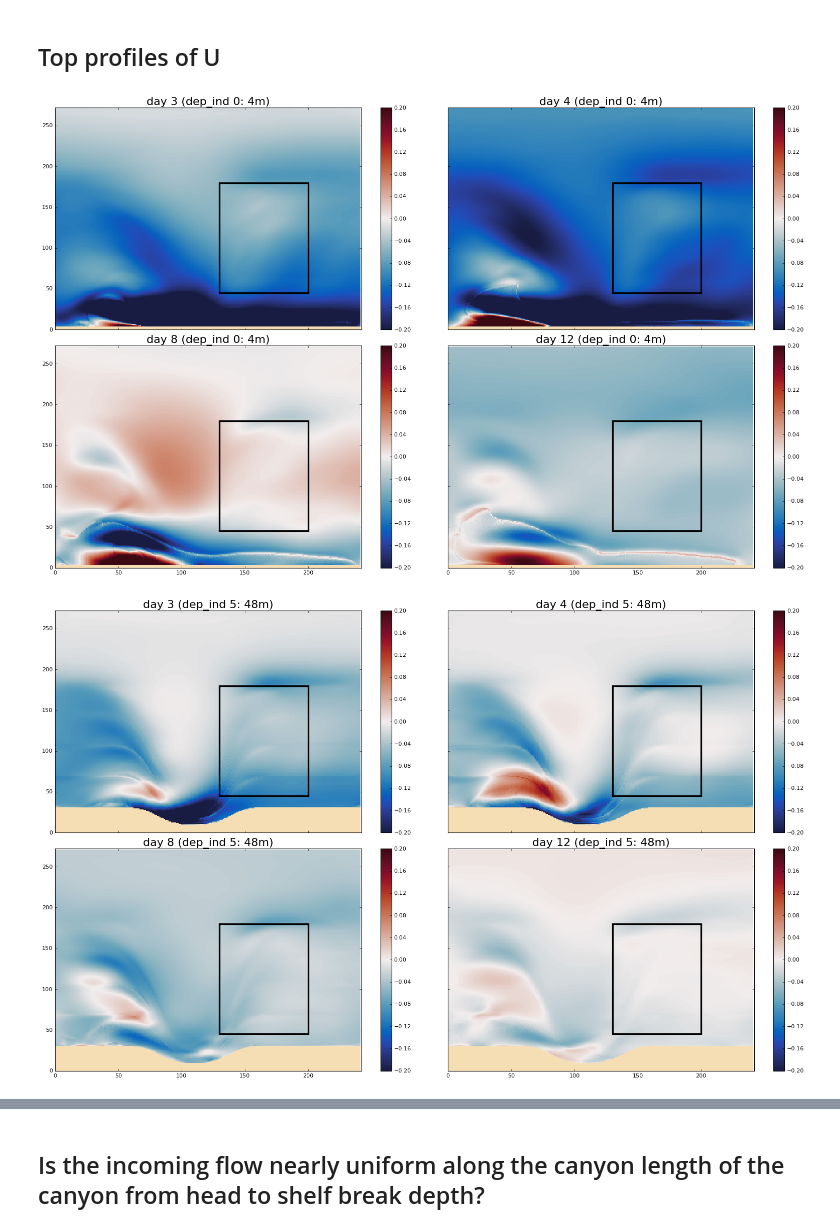
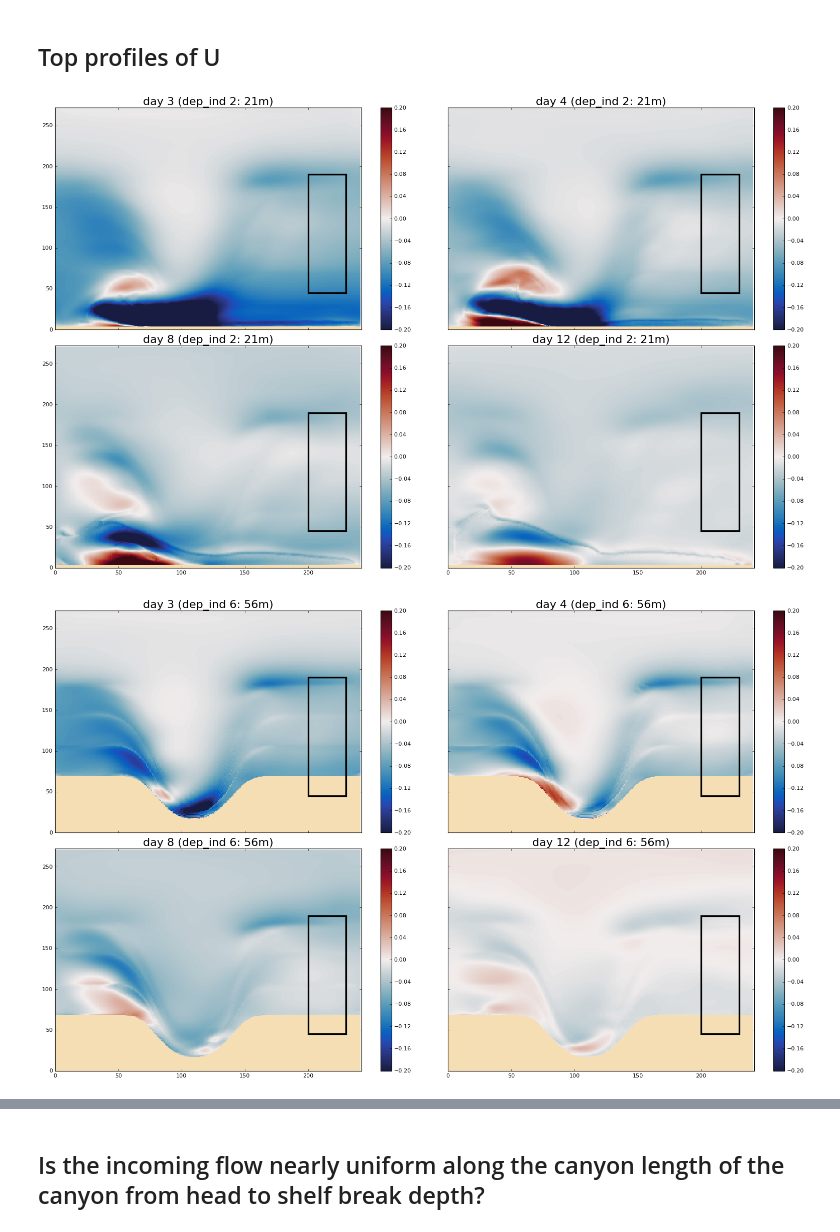
Before and after one commit to UBC-MOAD/analysis_mackenzie_canyon, a Jupyter notebook: notebooks/general_circulation/incoming_velocity_shelf.ipynb, the cells around one changed output, grey strips where cells are left out. Cells and saved outputs as stored; diff of their text form; code cells hidden in the pictures.

Commit message:
fixed the positioning of rectangle so it is not over the canyon

```diff
--- a/notebooks/general_circulation/incoming_velocity_shelf.ipynb
+++ b/notebooks/general_circulation/incoming_velocity_shelf.ipynb
@@ -97,10 +97,10 @@ with nc.Dataset(os.path.join(dirname, '1_mesh_mask.nc'), 'r') as dsM:
 dirname='/ocean/imachuca/Canyons/results_mackenzie/idealized/sbcana_forcings/agrif_wind_timestep/'
 fname = "1_MCKNZ_1h_20170101_20170120_*"
 # %%
-x_start = 130
-x_end = 200
+x_start = 200
+x_end = 230
 y_start = 45
-y_end = 180
+y_end = 190
 
 x_axis=110
 # %%
@@ -242,7 +242,12 @@ xs = np.arange(vozocrtx_day3.shape[-1])
 ys = np.arange(vozocrtx_day3.shape[-2])
 zs = np.arange(vozocrtx_day3.shape[-3])
 
-dep_ind0, dep_ind5, dep_ind8, dep_ind9 = 0, 5, 8, 9
+dep_ind0, dep_ind1, dep_ind2, dep_ind3, dep_ind4 = 0, 1, 2, 3, 4
+dep_ind5, dep_ind6, dep_ind7, dep_ind8, dep_ind9 = 5, 6, 7, 8, 9
+
+dep_start = dep_ind2
+dep_end = dep_ind6
+dep_break = dep_ind9
 # %%
 def plot_crossU(x_ind, vozocrtx_day3, vozocrtx_day4, vozocrtx_day8, vozocrtx_day15):
     fig, axes = plt.subplots(2,2,figsize=(20, 12), sharex=True, sharey=True)
@@ -257,5 +262,5 @@ def plot_crossU(x_ind, vozocrtx_day3, vozocrtx_day4, vozocrtx_day8, vozocrtx_day
         ax.set_xlim([0, vel.shape[-2]])
         fig.colorbar(p, ax=ax)
         ax.set_title(ttl, fontsize=20)
-        ax.add_patch(patches.Rectangle((y_start, dep_ind5),y_end-y_start, dep_ind9-dep_ind5, fill=False, linewidth=3))
+        ax.add_patch(patches.Rectangle((y_start, dep_start),y_end-y_start, dep_end-dep_start, fill=False, linewidth=3))
     return fig
@@ -290,13 +295,13 @@ def plot_topU(dep_ind, vozocrtx_day3, vozocrtx_day4, vozocrtx_day8, vozocrtx_day
         ax.set_title(ttl+' (dep_ind ' + str(dep_ind)+': '+str(int(depthu[dep_ind]))+'m)', fontsize=20)
     return fig
 # %%
-dep_ind = dep_ind0
+dep_ind = dep_start
 fig = plot_topU(dep_ind, vozocrtx_day3, vozocrtx_day4, vozocrtx_day8, vozocrtx_day15)
 # %% [output]
-[figure, old version]
+[figure, new version]
 # %%
-dep_ind = dep_ind5
+dep_ind = dep_end
 fig = plot_topU(dep_ind, vozocrtx_day3, vozocrtx_day4, vozocrtx_day8, vozocrtx_day15)
 # %% [output]
-[figure, old version]
+[figure, new version]
 # %%
```
Also changed, not shown: parts of 13 cells of this notebook.
